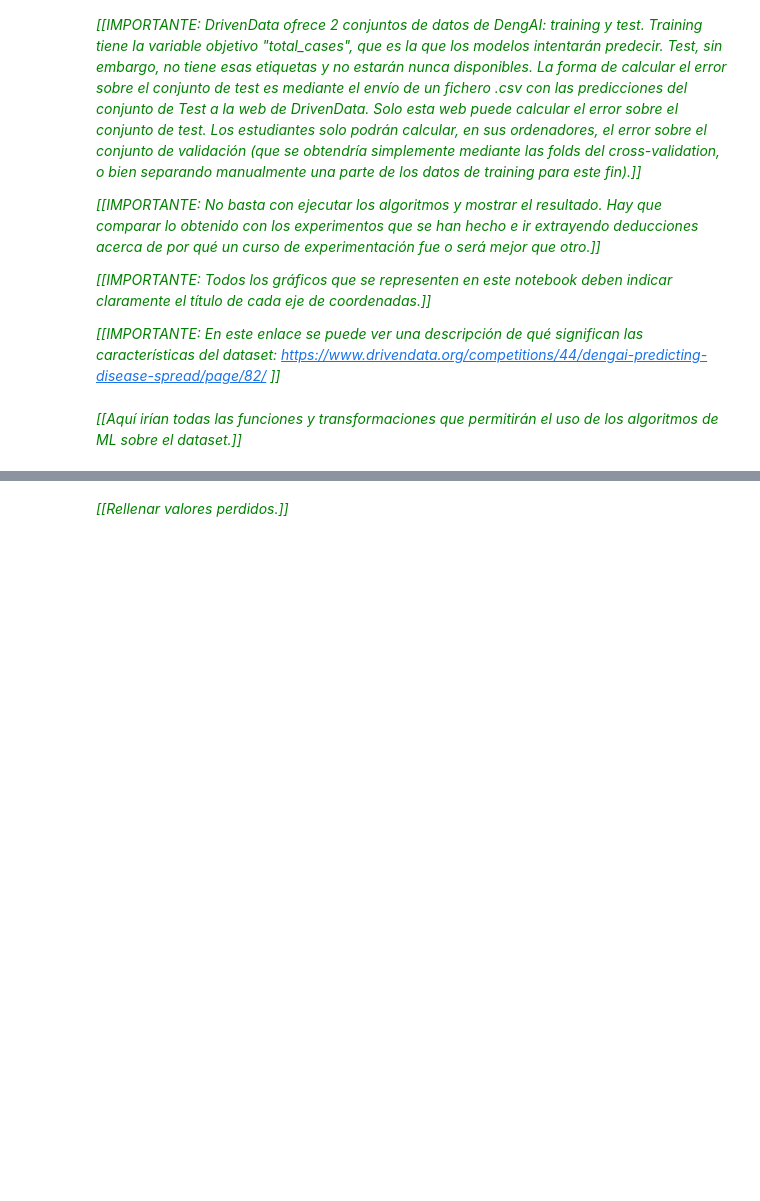
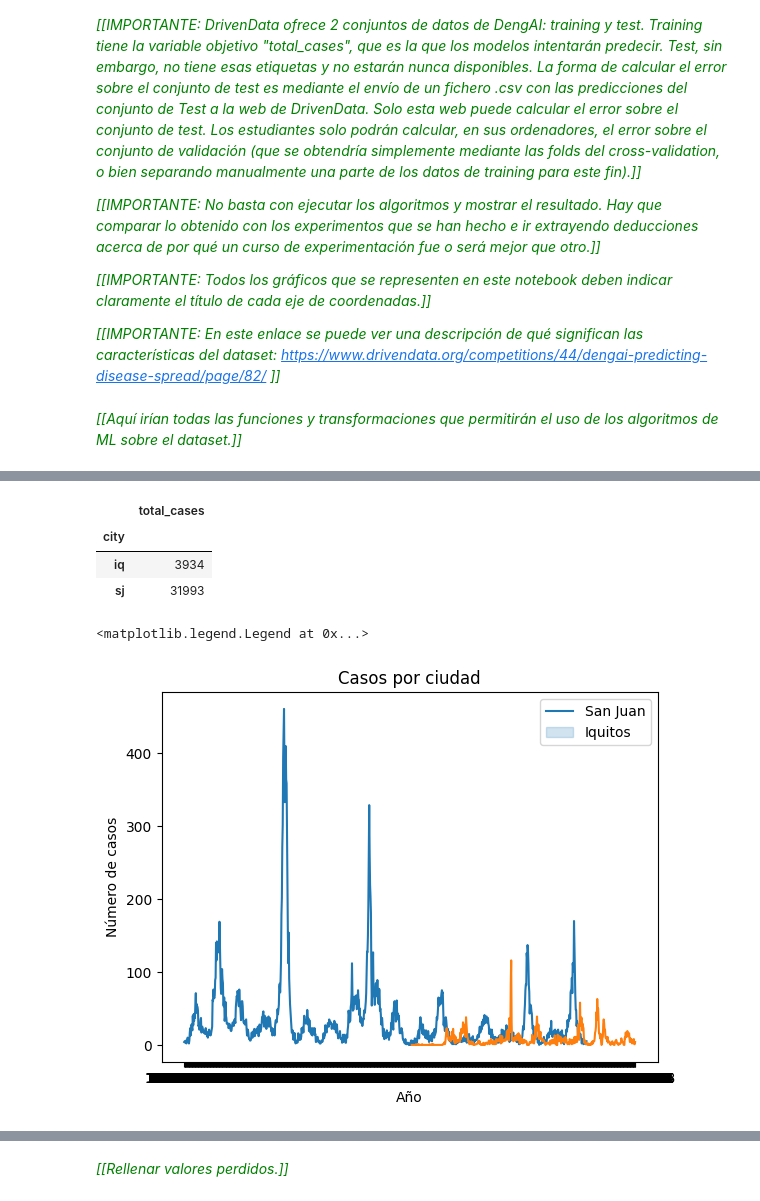
Before and after one commit to ernestopalacios/07MBID, a Jupyter notebook: AG2_ErnestoPalacios.ipynb, the cells around one changed output, grey strips where cells are left out. Saved outputs shown, nothing was run; the diff lists cells and outputs as text; code cells hidden in the pictures; blank space fills up the shorter version.

```diff
--- a/AG2_ErnestoPalacios.ipynb
+++ b/AG2_ErnestoPalacios.ipynb
@@ -126,0 +140,27 @@ User uploaded file "dengue_features_test.csv" with length 82465 bytes
+# %%
+# Divido el dataset para cada ciudad
+
+sj_df = train[train['city'] == 'sj']
+iq_df = train[train['city'] == 'iq']
+# %%
+# Para tener una idea general vamos a visualizar los casos por ciudades
+
+df_casos = train[['city', 'total_cases']].groupby('city').sum()
+df_casos
+# %% [output]
+|  | total_cases |
+| city |  |
+| iq | 3934 |
+| sj | 31993 |
+# %%
+# Grafica de los casos para cada ciudad.
+ax = plt.subplot()
+sns.lineplot(data = sj_df, x = 'week_start_date', y = 'total_cases', ax = ax)
+sns.lineplot(data = iq_df, x = 'week_start_date', y = 'total_cases', ax = ax)
+ax.set_title('Casos por ciudad')
+ax.set_ylabel('Número de casos')
+ax.set_xlabel('Año')
+ax.legend(['San Juan', 'Iquitos'])
+# %% [output]
+<matplotlib.legend.Legend at 0x...>
+[figure, added]
```
Also changed, not shown: parts of 10 cells of this notebook.
